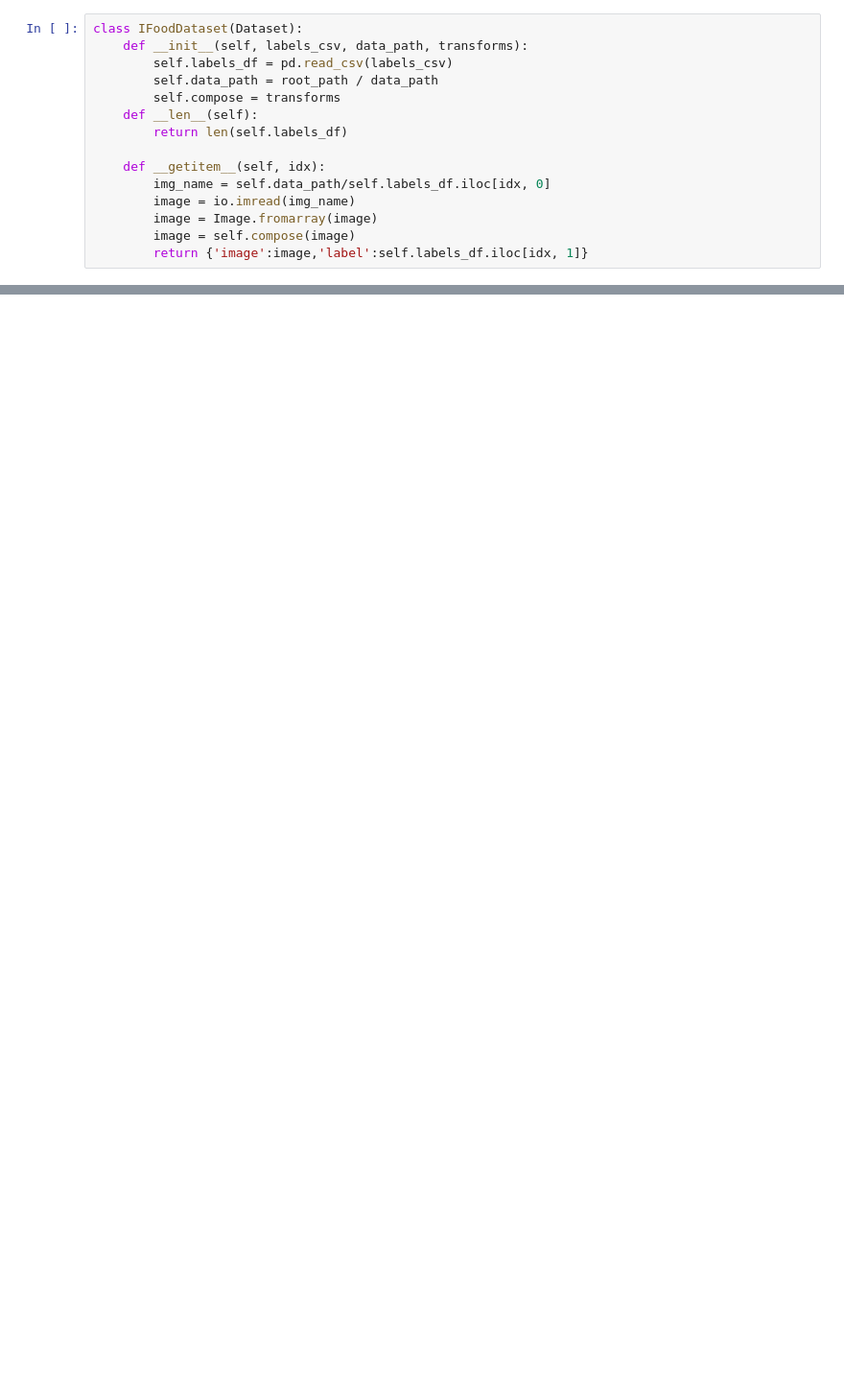
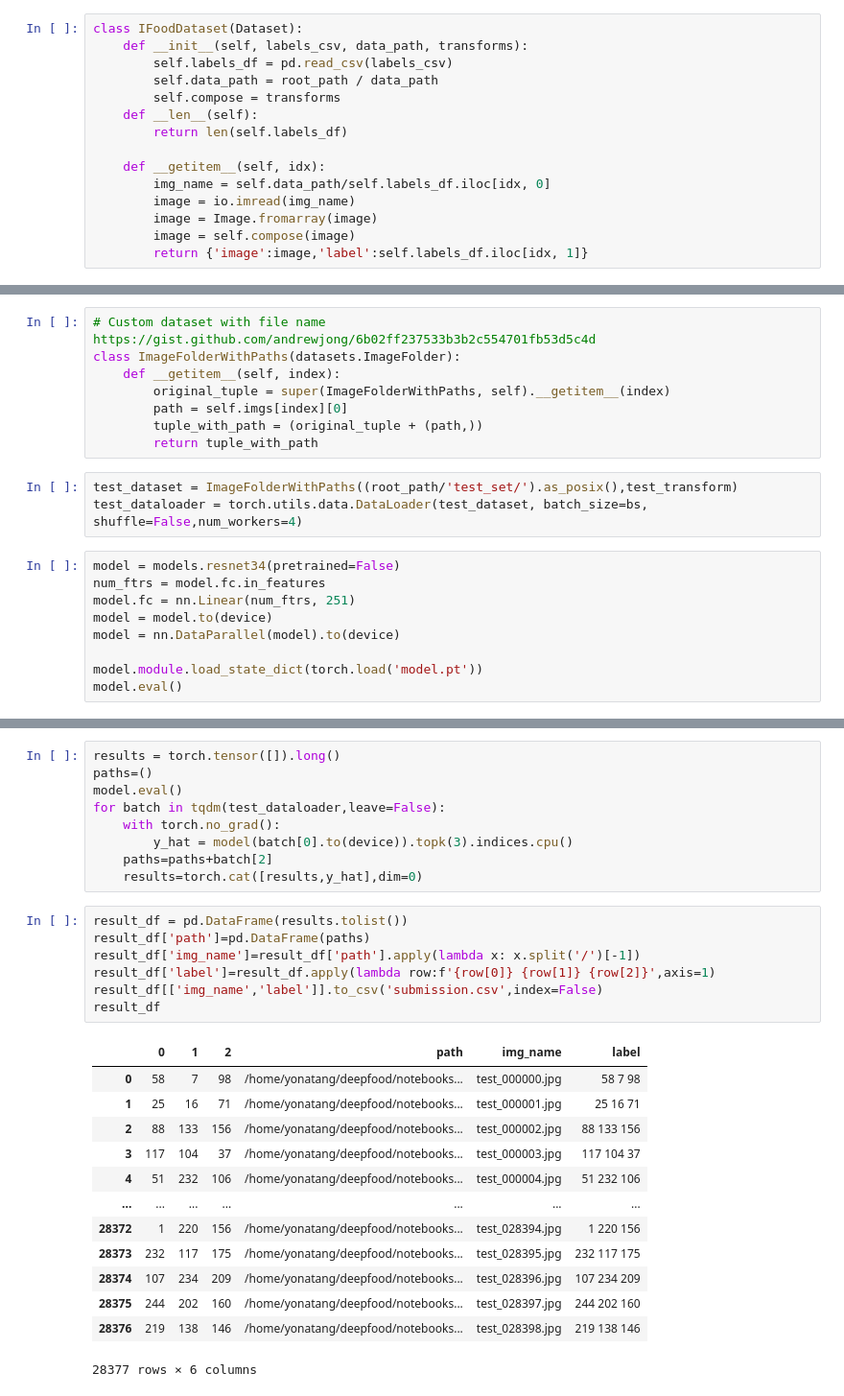
Before and after one commit to yonigottesman/deepfood, a Jupyter notebook: notebooks/train_model.ipynb, the cells around one changed output, grey strips where cells are left out. Shown: that part at 96% size. Cells and saved outputs as stored; diff of their text form; blank space fills up the shorter version.

```diff
--- a/notebooks/train_model.ipynb
+++ b/notebooks/train_model.ipynb
@@ -210,0 +235,20 @@ torch.save(model.module.state_dict(), 'saved_model.pt')
+# %%
+# Custom dataset with file name https://gist.github.com/andrewjong/6b02ff237533b3b2c554701fb53d5c4d
+class ImageFolderWithPaths(datasets.ImageFolder):
+    def __getitem__(self, index):
+        original_tuple = super(ImageFolderWithPaths, self).__getitem__(index)
+        path = self.imgs[index][0]
+        tuple_with_path = (original_tuple + (path,))
+        return tuple_with_path
+# %%
+test_dataset = ImageFolderWithPaths((root_path/'test_set/').as_posix(),test_transform)
+test_dataloader = torch.utils.data.DataLoader(test_dataset, batch_size=bs, shuffle=False,num_workers=4)
+# %%
+model = models.resnet34(pretrained=False)
+num_ftrs = model.fc.in_features
+model.fc = nn.Linear(num_ftrs, 251)
+model = model.to(device)
+model = nn.DataParallel(model).to(device)
+
+model.module.load_state_dict(torch.load('model.pt'))
+model.eval()
@@ -210,0 +273,30 @@ torch.save(model.module.state_dict(), 'saved_model.pt')
+# %%
+results = torch.tensor([]).long()
+paths=()
+model.eval()
+for batch in tqdm(test_dataloader,leave=False):
+    with torch.no_grad():
+        y_hat = model(batch[0].to(device)).topk(3).indices.cpu()
+    paths=paths+batch[2]
+    results=torch.cat([results,y_hat],dim=0)
+# %%
+result_df = pd.DataFrame(results.tolist())
+result_df['path']=pd.DataFrame(paths)
+result_df['img_name']=result_df['path'].apply(lambda x: x.split('/')[-1])
+result_df['label']=result_df.apply(lambda row:f'{row[0]} {row[1]} {row[2]}',axis=1)
+result_df[['img_name','label']].to_csv('submission.csv',index=False)
+result_df
+# %% [output]
+|  | 0 | 1 | 2 | path | img_name | label |
+| 0 | 58 | 7 | 98 | /home/yonatang/deepfood/notebooks... | test_000000.jpg | 58 7 98 |
+| 1 | 25 | 16 | 71 | /home/yonatang/deepfood/notebooks... | test_000001.jpg | 25 16 71 |
+| 2 | 88 | 133 | 156 | /home/yonatang/deepfood/notebooks... | test_000002.jpg | 88 133 156 |
+| 3 | 117 | 104 | 37 | /home/yonatang/deepfood/notebooks... | test_000003.jpg | 117 104 37 |
+| 4 | 51 | 232 | 106 | /home/yonatang/deepfood/notebooks... | test_000004.jpg | 51 232 106 |
+| ... | ... | ... | ... | ... | ... | ... |
+| 28372 | 1 | 220 | 156 | /home/yonatang/deepfood/notebooks... | test_028394.jpg | 1 220 156 |
+| 28373 | 232 | 117 | 175 | /home/yonatang/deepfood/notebooks... | test_028395.jpg | 232 117 175 |
+| 28374 | 107 | 234 | 209 | /home/yonatang/deepfood/notebooks... | test_028396.jpg | 107 234 209 |
+| 28375 | 244 | 202 | 160 | /home/yonatang/deepfood/notebooks... | test_028397.jpg | 244 202 160 |
+| 28376 | 219 | 138 | 146 | /home/yonatang/deepfood/notebooks... | test_028398.jpg | 219 138 146 |
+28377 rows × 6 columns
```
Also changed, not shown: parts of 16 cells of this notebook, 2 other files.
